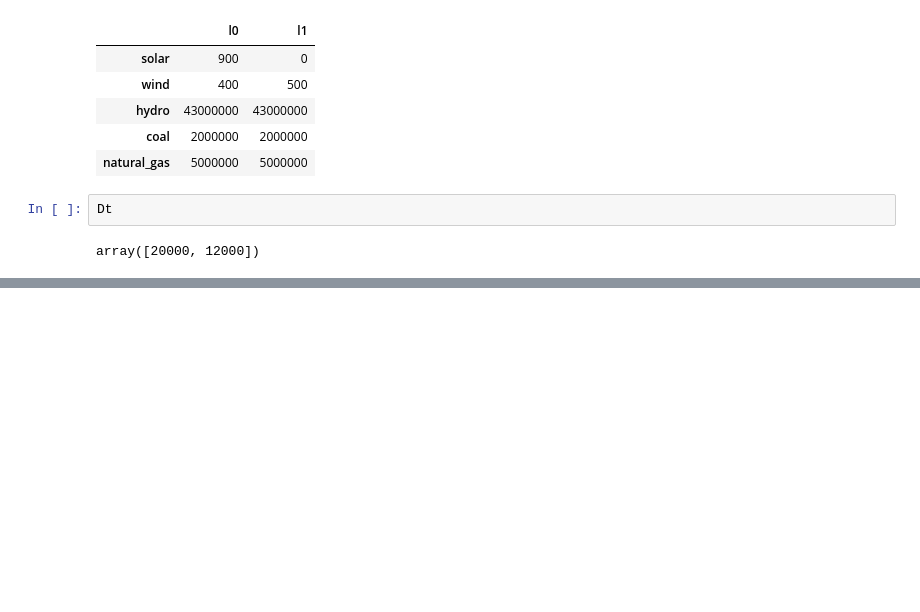
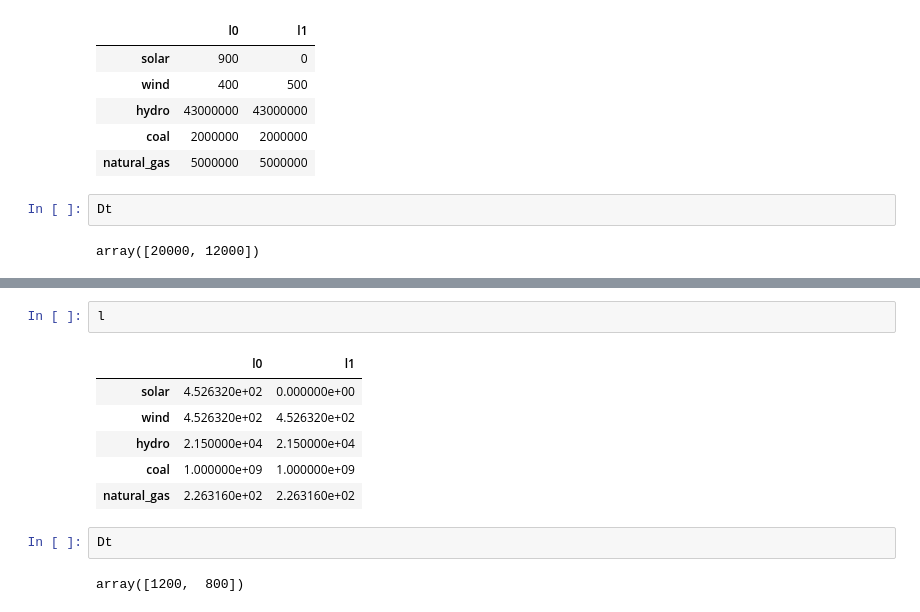
Before and after one commit to jchhong/math441-project1, a Jupyter notebook: Energy Mix Summarized.ipynb, the cells around one changed output, grey strips where cells are left out. Saved outputs shown, nothing was run; the diff lists cells and outputs as text; blank space fills up the shorter version.

```diff
--- a/Energy Mix Summarized.ipynb
+++ b/Energy Mix Summarized.ipynb
@@ -403,0 +419,13 @@ result
+# %%
+l
+# %% [output]
+|  | l0 | l1 |
+| solar | 4.526320e+02 | 0.000000e+00 |
+| wind | 4.526320e+02 | 4.526320e+02 |
+| hydro | 2.150000e+04 | 2.150000e+04 |
+| coal | 1.000000e+09 | 1.000000e+09 |
+| natural_gas | 2.263160e+02 | 2.263160e+02 |
+# %%
+Dt
+# %% [output]
+array([1200,  800])
```
Also changed, not shown: parts of 7 cells of this notebook.
